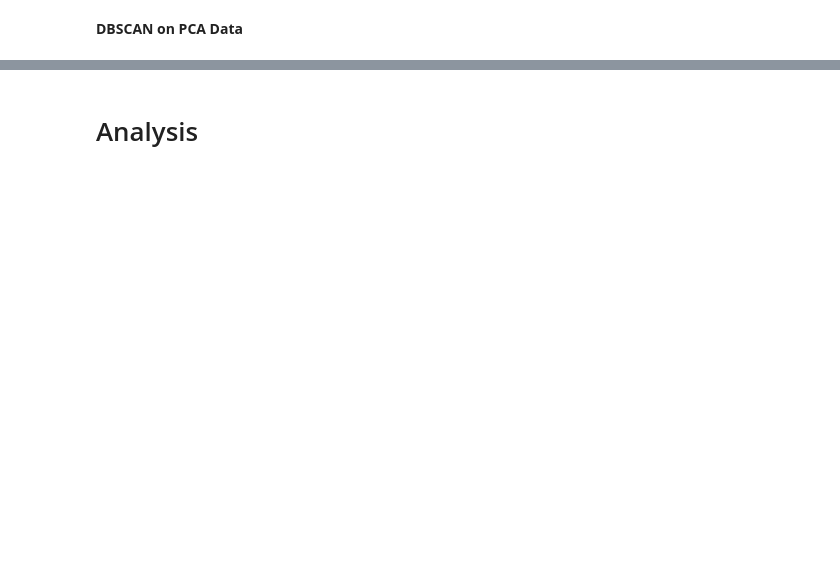
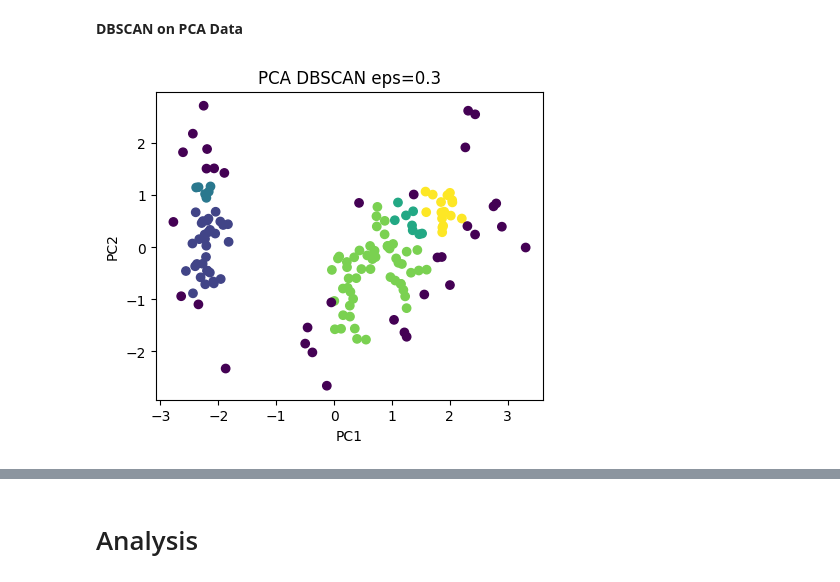
Before and after one commit to DOHA-BASEM3/Activity-3--DBSCAN-and-PCA, a Jupyter notebook: DBSCAN_and_PCA.ipynb, the cells around one changed output, grey strips where cells are left out. Cells and saved outputs as stored; diff of their text form; code cells hidden in the pictures; blank space fills up the shorter version.

```diff
--- a/DBSCAN_and_PCA.ipynb
+++ b/DBSCAN_and_PCA.ipynb
@@ -140,0 +155,15 @@ labels_pca = None
+# %%
+# Tune eps and min_samples on PCA data
+
+# Trial 1
+dbscan = DBSCAN(eps=0.3, min_samples=5)
+labels = dbscan.fit_predict(X_pca)
+
+plt.figure(figsize=(5,4))
+plt.scatter(X_pca[:,0], X_pca[:,1], c=labels)
+plt.title("PCA DBSCAN eps=0.3")
+plt.xlabel("PC1")
+plt.ylabel("PC2")
+plt.show()
+# %% [output]
+[figure, added]
```
Also changed, not shown: parts of 10 cells of this notebook.
